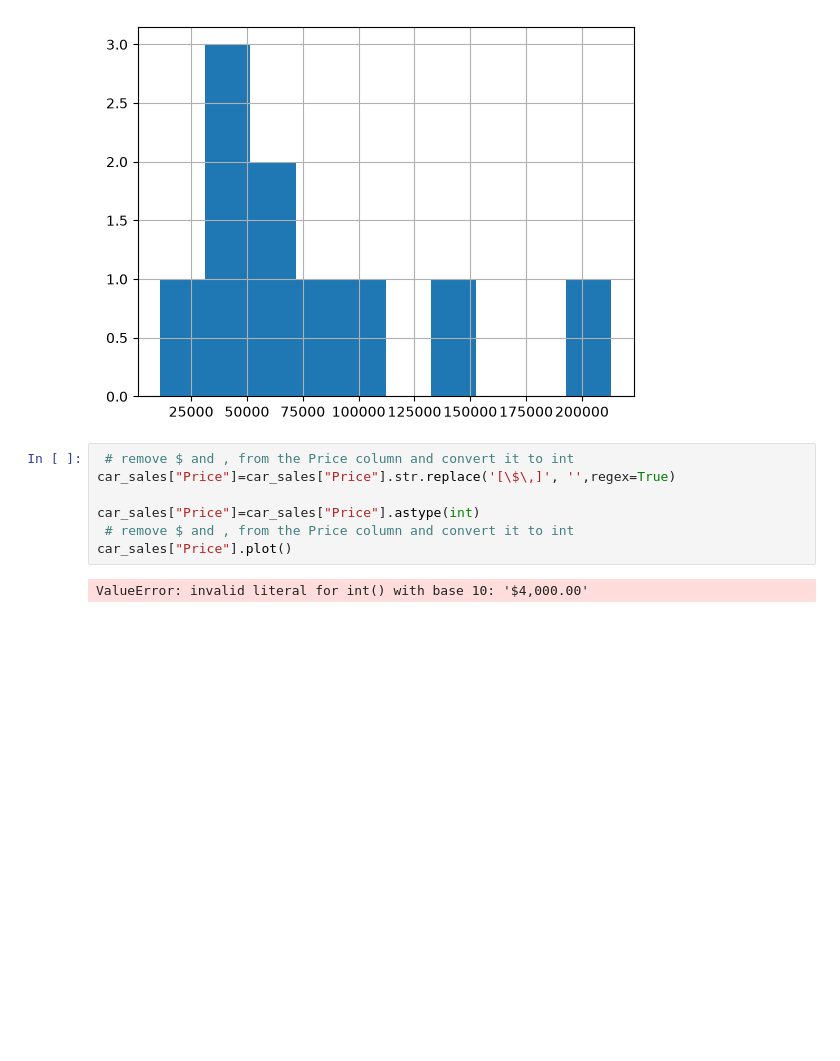
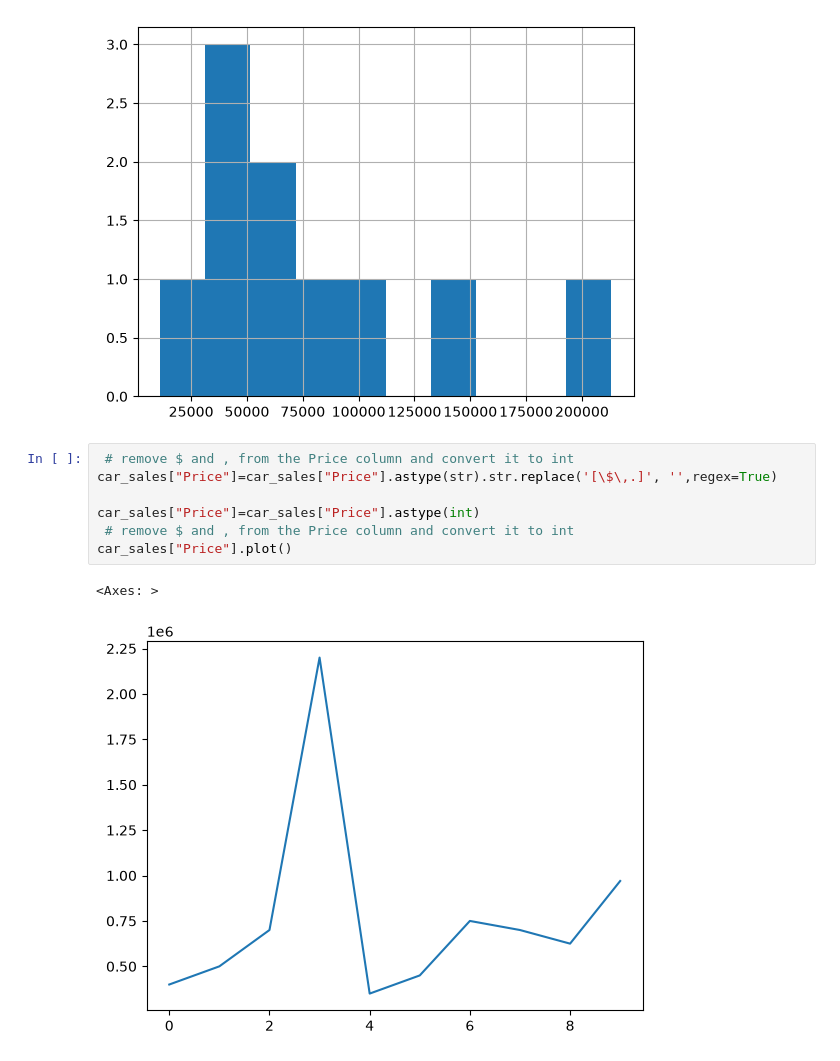
Before and after one commit to shahjalalmd-ctrl/pandas-sj-data-science, a Jupyter notebook: pandas.ipynb, the cells around one changed output. Cells and saved outputs as stored; diff of their text form; blank space fills up the shorter version.

```diff
--- a/pandas.ipynb
+++ b/pandas.ipynb
@@ -525,10 +525,11 @@ car_sales["Odometer (KM)"].hist()
 [figure]
 # %%
  # remove $ and , from the Price column and convert it to int
-car_sales["Price"]=car_sales["Price"].str.replace('[\$\,]', '',regex=True)
+car_sales["Price"]=car_sales["Price"].astype(str).str.replace('[\$\,.]', '',regex=True)
 
 car_sales["Price"]=car_sales["Price"].astype(int)
  # remove $ and , from the Price column and convert it to int
 car_sales["Price"].plot()
 # %% [output]
-ValueError: invalid literal for int() with base 10: '$4,000.00'
+<Axes: >
+[figure, added]
```
Also changed, not shown: parts of 8 cells of this notebook, 1 other file.
